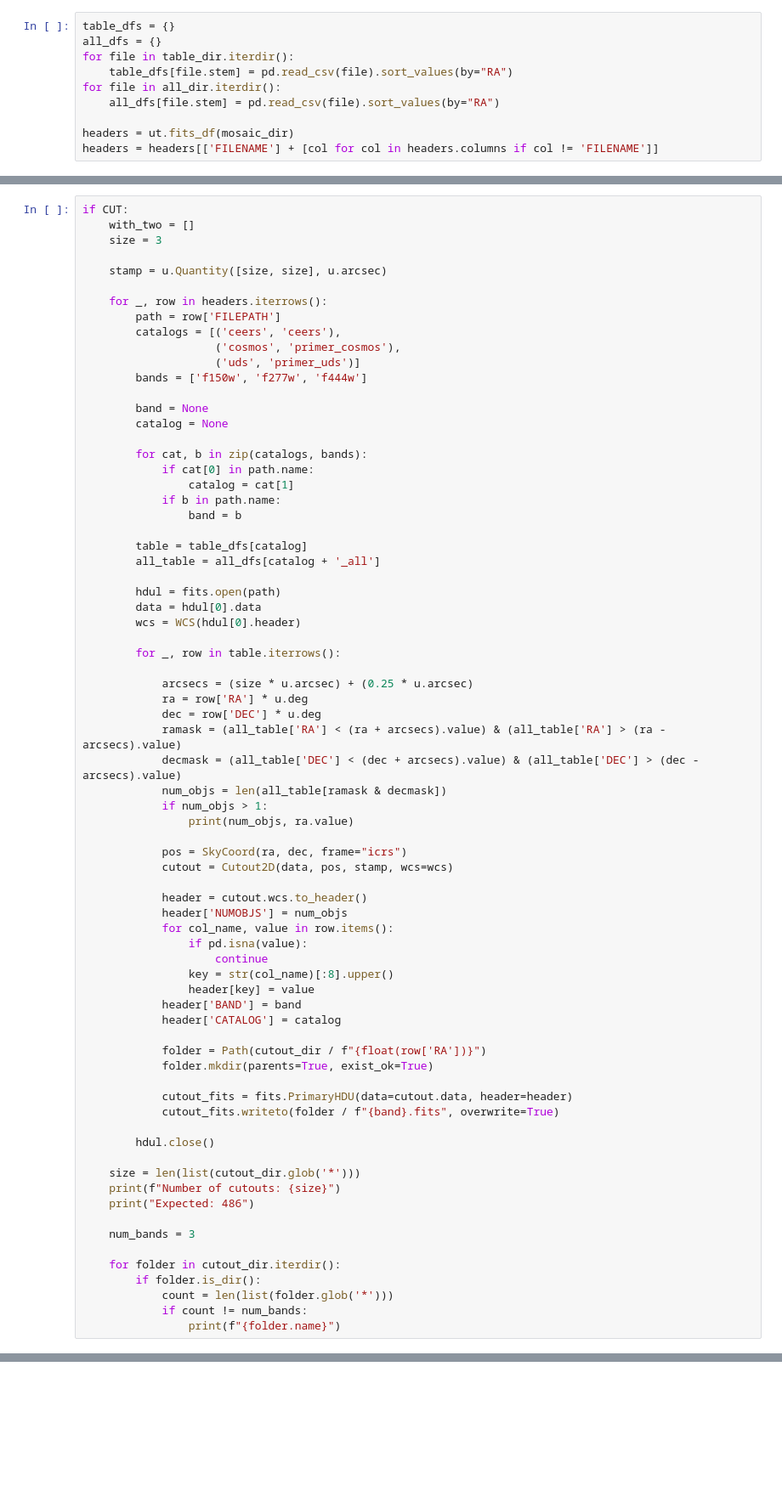
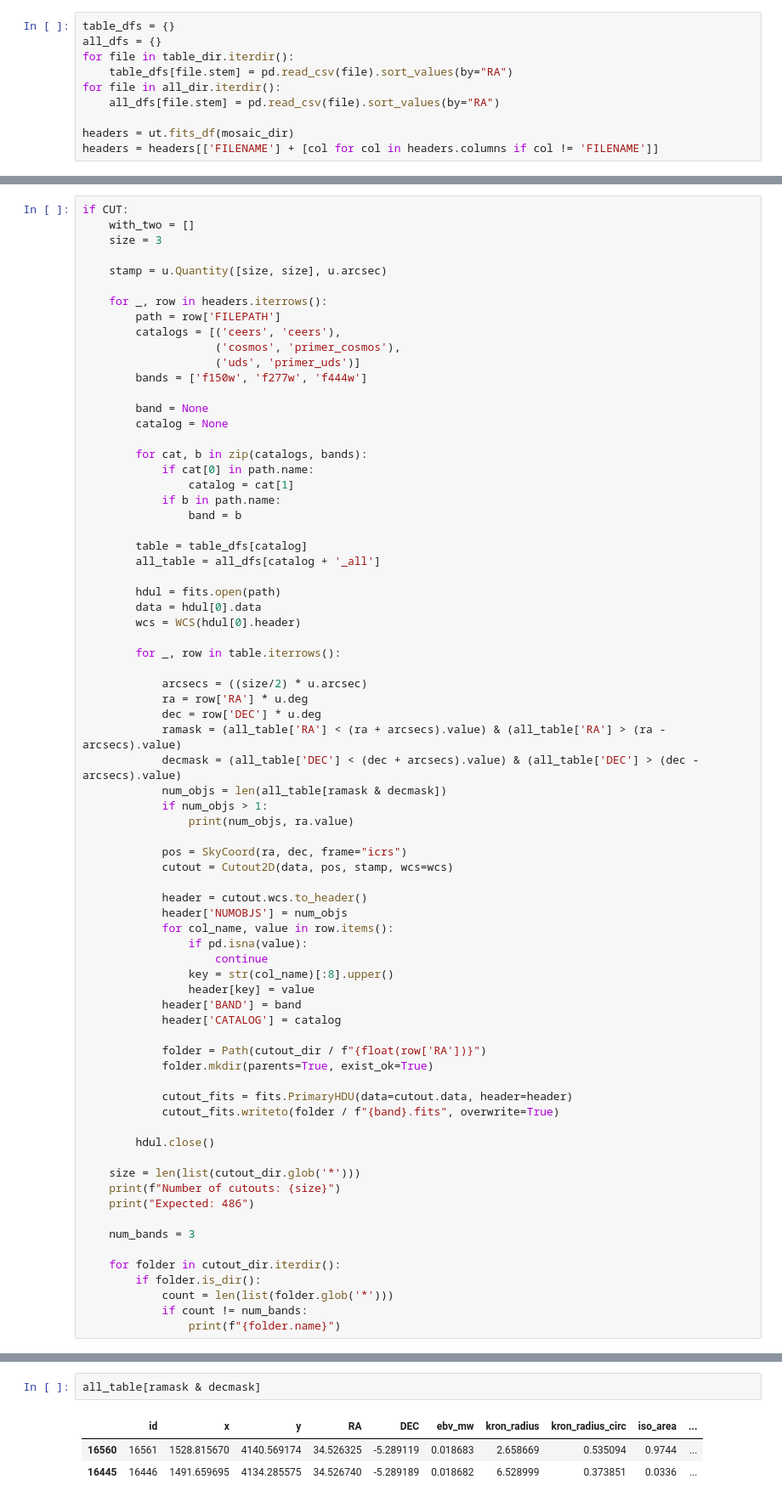
Before and after one commit to hartysimon-sketch/Galaxy-Classifier, a Jupyter notebook: Summer Research/get_cutouts.ipynb, the cells around one changed output, grey strips where cells are left out. Shown at 85% size. Cells and saved outputs as stored; diff of their text form; blank space fills up the shorter version.

```diff
--- a/Summer Research/get_cutouts.ipynb
+++ b/Summer Research/get_cutouts.ipynb
@@ -62,7 +78,7 @@ if CUT:
 
         for _, row in table.iterrows():
 
-            arcsecs = (size * u.arcsec) + (0.25 * u.arcsec)
+            arcsecs = ((size/2) * u.arcsec)
             ra = row['RA'] * u.deg
             dec = row['DEC'] * u.deg
             ramask = (all_table['RA'] < (ra + arcsecs).value) & (all_table['RA'] > (ra - arcsecs).value)
@@ -174,2 +190,8 @@ Set OBSGEO-H to 1725373838.960 from OBSGEO-[XYZ]'. [astropy.wcs.wcs]
 Number of cutouts: 486
 Expected: 486
+# %%
+all_table[ramask & decmask]
+# %% [output]
+|  | id | x | y | RA | DEC | ebv_mw | kron_radius | kron_radius_circ | iso_area | ... |
+| 16560 | 16561 | 1528.815670 | 4140.569174 | 34.526325 | -5.289119 | 0.018683 | 2.658669 | 0.535094 | 0.9744 | ... |
+| 16445 | 16446 | 1491.659695 | 4134.285575 | 34.526740 | -5.289189 | 0.018682 | 6.528999 | 0.373851 | 0.0336 | ... |
```
Also changed, not shown: parts of 2 cells of this notebook, 3 other files.
